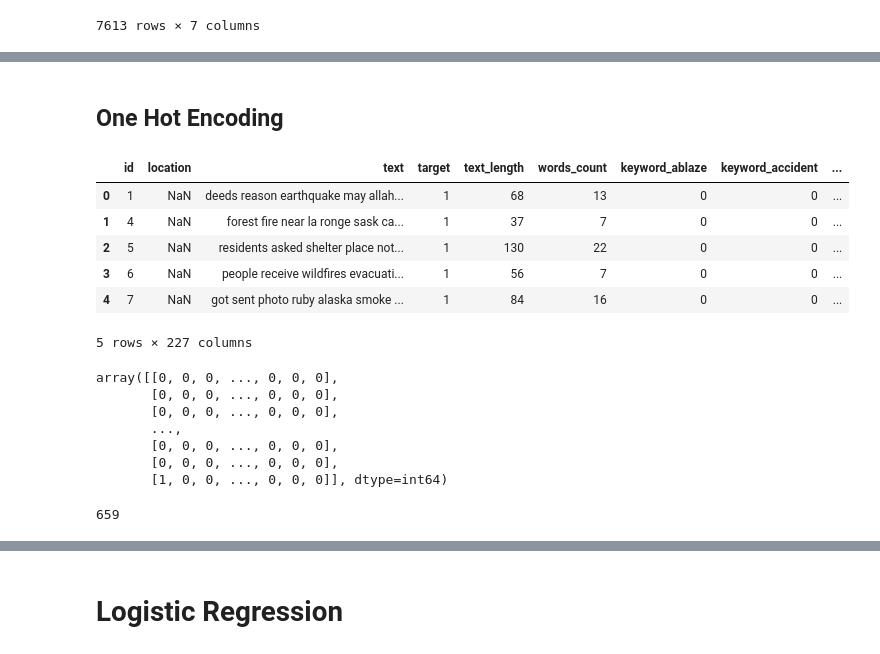
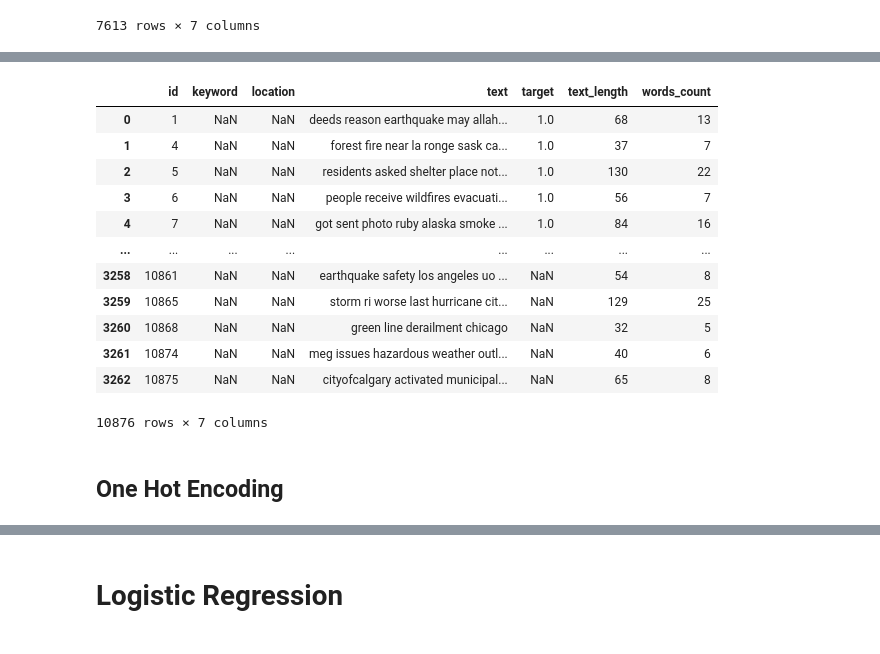
Before and after one commit to aleacevedo/Datos-TP-1C-2020, a Jupyter notebook: TP2/Martin/One Hot Encoding.ipynb, the cells around one changed output, grey strips where cells are left out. Saved outputs shown, nothing was run; the diff lists cells and outputs as text; code cells hidden in the pictures.

```diff
--- a/TP2/Martin/One Hot Encoding.ipynb
+++ b/TP2/Martin/One Hot Encoding.ipynb
@@ -50,6 +50,7 @@ from lightgbm.sklearn import LGBMClassifier
 [nltk_data]   Package stopwords is already up-to-date!
 # %%
 train = pd.read_csv('../../train.csv', low_memory=False)
+test = pd.read_csv('../../test.csv', low_memory=False)
 # %%
 train["text"] = train["text"].str.lower()
 train["text"] = train["text"].apply(lambda x: re.sub('(?P<url>https?://[^\s]+)', ' ', x))
@@ -64,14 +65,34 @@ train["text_length"] = train["text"].str.len()
 train["words_count"] = train["text"].str.split(' ').apply(lambda x: len(x))
 
 train["keyword"] = train["keyword"].str.replace('%20',' ')
+# %%
+test["text"] = test["text"].str.lower()
+test["text"] = test["text"].apply(lambda x: re.sub('(?P<url>https?://[^\s]+)', ' ', x))
+test["text"] = test["text"].apply(lambda x: re.sub(r'[^\w]', ' ', x))
+test["text"] = test["text"].apply(lambda x: re.sub(r'_', ' ', x))
+test["text"] = test["text"].apply(lambda x: re.sub(r'[0-9]',' ', x))
+test["text"] = test["text"].apply(lambda x: re.sub(' +',' ', x))
+test["text"] = test["text"].apply(lambda x: re.sub(r'\b\w{1}\b', '', x))
+test["text"] = test["text"].apply(lambda x: unidecode.unidecode(x))
+test["text"] = test["text"].str.strip()
+test["text_length"] = test["text"].str.len()
+test["words_count"] = test["text"].str.split(' ').apply(lambda x: len(x))
+
+test["keyword"] = test["keyword"].str.replace('%20',' ')
 # %%
 #Delete stopwords
 stopwordsset = set(stopwords.words('english'))
 stopwordsset.update(['im', 'like', 'get'])
 train['text'] = train['text'].map(lambda x: ' '.join([word for word in x.split(' ') if word not in stopwordsset]))
+# %%
+#Delete stopwords
+stopwordsset = set(stopwords.words('english'))
+stopwordsset.update(['im', 'like', 'get'])
+test['text'] = test['text'].map(lambda x: ' '.join([word for word in x.split(' ') if word not in stopwordsset]))
 # %%
 # if after deleting empty unsignificant words text become empty replace it with empty placeholder
 train.loc[train.text=='',"text"] = "emptyplaceholder"
+test.loc[test.text=='',"text"] = "emptyplaceholder"
 # %%
 train
 # %% [output]
@@ -91,32 +128,26 @@ train
+# %%
+tweets = pd.concat([train, test], sort=False)
+tweets
+# %% [output]
+|  | id | keyword | location | text | target | text_length | words_count |
+| 0 | 1 | NaN | NaN | deeds reason earthquake may allah... | 1.0 | 68 | 13 |
+| 1 | 4 | NaN | NaN | forest fire near la ronge sask ca... | 1.0 | 37 | 7 |
+| 2 | 5 | NaN | NaN | residents asked shelter place not... | 1.0 | 130 | 22 |
+| 3 | 6 | NaN | NaN | people receive wildfires evacuati... | 1.0 | 56 | 7 |
+| 4 | 7 | NaN | NaN | got sent photo ruby alaska smoke ... | 1.0 | 84 | 16 |
+| ... | ... | ... | ... | ... | ... | ... | ... |
+| 3258 | 10861 | NaN | NaN | earthquake safety los angeles uo ... | NaN | 54 | 8 |
+| 3259 | 10865 | NaN | NaN | storm ri worse last hurricane cit... | NaN | 129 | 25 |
+| 3260 | 10868 | NaN | NaN | green line derailment chicago | NaN | 32 | 5 |
+| 3261 | 10874 | NaN | NaN | meg issues hazardous weather outl... | NaN | 40 | 6 |
+| 3262 | 10875 | NaN | NaN | cityofcalgary activated municipal... | NaN | 65 | 8 |
+10876 rows × 7 columns
 # %% [markdown]
 ## One Hot Encoding
 # %%
-OHE = pd.get_dummies(train, prefix=['keyword'], columns=['keyword'])
-OHE.head()
+OHE = pd.get_dummies(tweets, prefix=['keyword'], columns=['keyword'])
-# %% [output]
-|  | id | location | text | target | text_length | words_count | keyword_ablaze | keyword_accident | ... |
-| 0 | 1 | NaN | deeds reason earthquake may allah... | 1 | 68 | 13 | 0 | 0 | ... |
-| 1 | 4 | NaN | forest fire near la ronge sask ca... | 1 | 37 | 7 | 0 | 0 | ... |
-| 2 | 5 | NaN | residents asked shelter place not... | 1 | 130 | 22 | 0 | 0 | ... |
-| 3 | 6 | NaN | people receive wildfires evacuati... | 1 | 56 | 7 | 0 | 0 | ... |
-| 4 | 7 | NaN | got sent photo ruby alaska smoke ... | 1 | 84 | 16 | 0 | 0 | ... |
-5 rows × 227 columns
 # %%
 # Vectorize the text
-vectorizer = CountVectorizer(stop_words='english', min_df=20)
-df_text = train["text"]
-X = vectorizer.fit_transform(df_text)
-X.toarray()
+vectorizer = CountVectorizer(stop_words='english', min_df=35)
+df_text = tweets["text"]
+text_vector = vectorizer.fit_transform(df_text)
-# %% [output]
-array([[0, 0, 0, ..., 0, 0, 0],
-       [0, 0, 0, ..., 0, 0, 0],
-       [0, 0, 0, ..., 0, 0, 0],
-       ...,
-       [0, 0, 0, ..., 0, 0, 0],
-       [0, 0, 0, ..., 0, 0, 0],
-       [1, 0, 0, ..., 0, 0, 0]], dtype=int64)
-# %%
-feature_words = vectorizer.get_feature_names()
-len(feature_words)
-# %% [output]
-659
```
Also changed, not shown: parts of 49 cells of this notebook, 2 other files.
